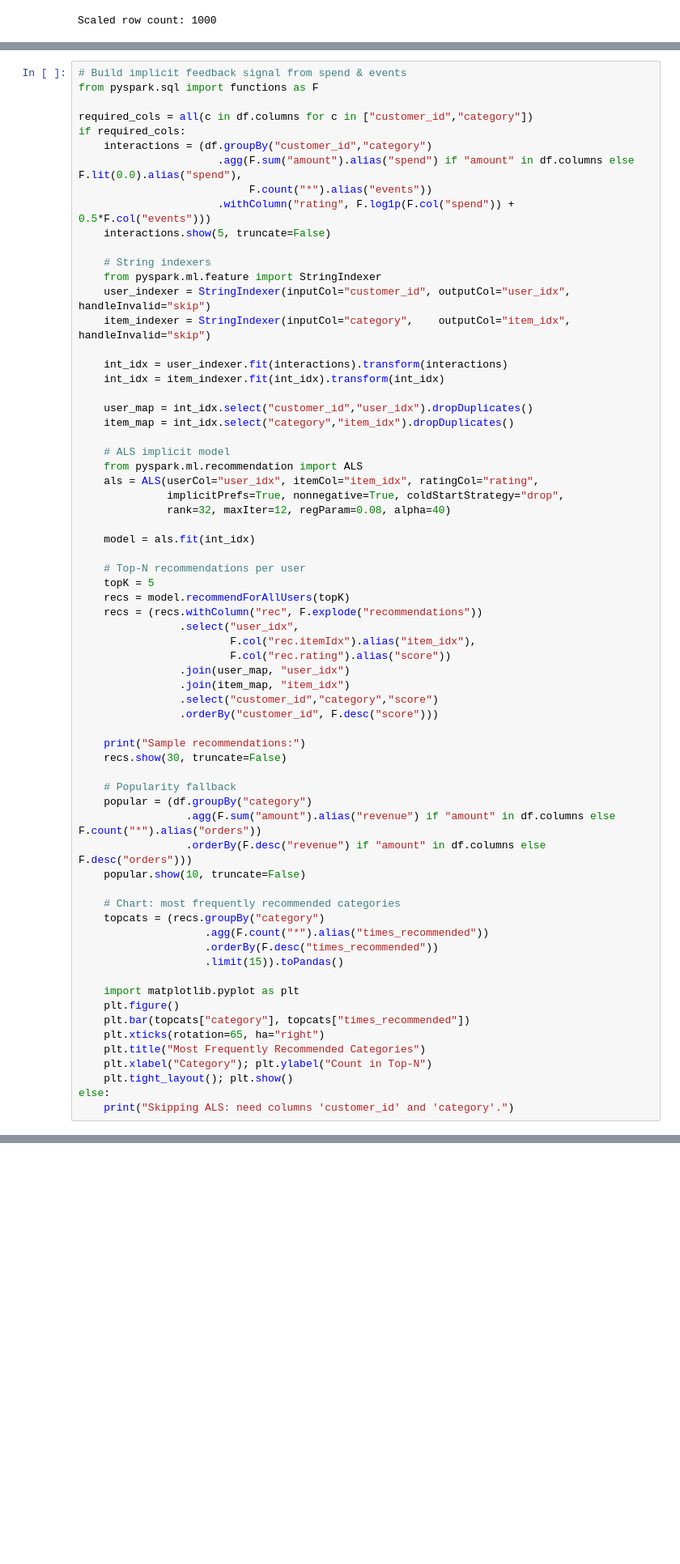
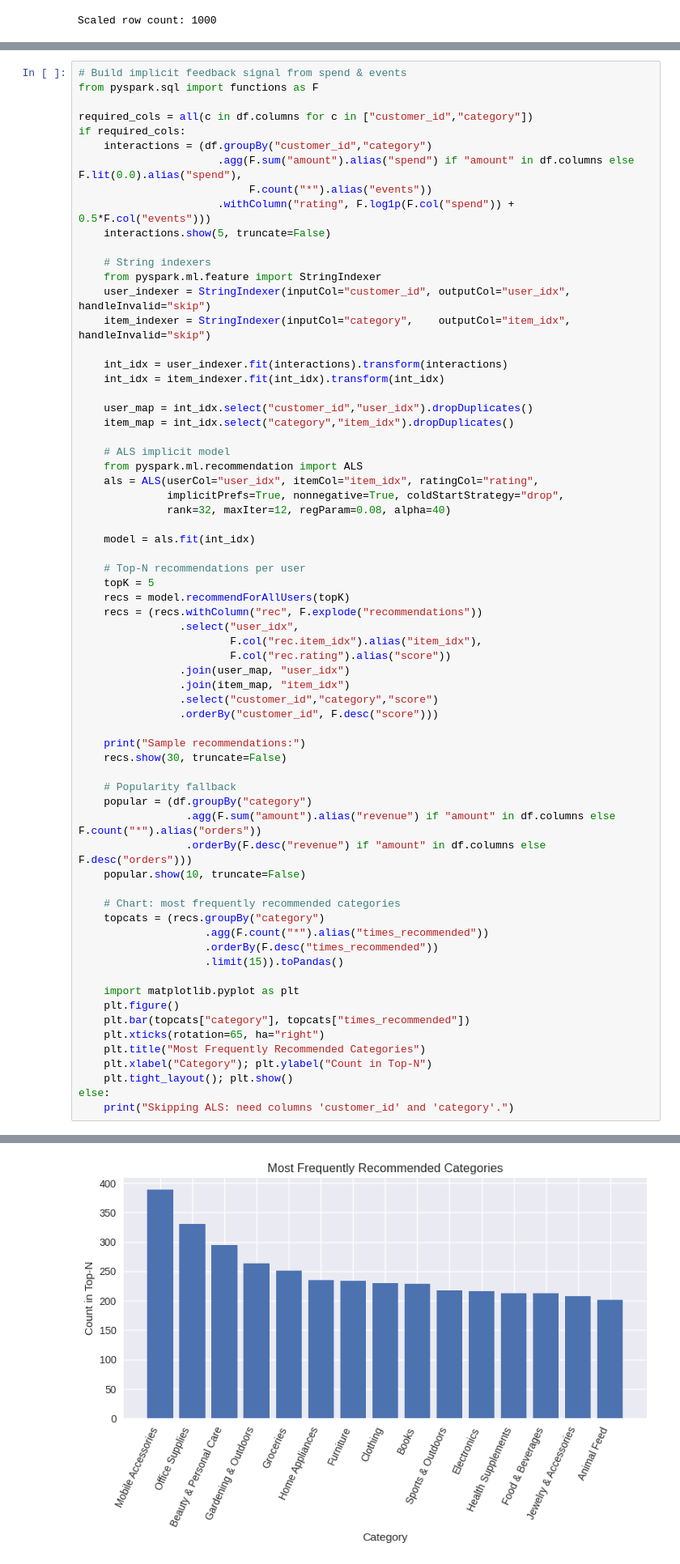
Before and after one commit to surajmalaka29/Big-Data-Analytics-Project, a Jupyter notebook: Ecommerce_Consumer_Behavior.ipynb, the cells around one changed output, grey strips where cells are left out. Shown at 81% size. Saved outputs shown, nothing was run; the diff lists cells and outputs as text; blank space fills up the shorter version.

```diff
--- a/Ecommerce_Consumer_Behavior.ipynb
+++ b/Ecommerce_Consumer_Behavior.ipynb
@@ -428,7 +563,7 @@ if required_cols:
     recs = model.recommendForAllUsers(topK)
     recs = (recs.withColumn("rec", F.explode("recommendations"))
                 .select("user_idx",
-                        F.col("rec.itemIdx").alias("item_idx"),
+                        F.col("rec.item_idx").alias("item_idx"),
                         F.col("rec.rating").alias("score"))
                 .join(user_map, "user_idx")
                 .join(item_map, "item_idx")
@@ -473,0 +615 @@ AnalysisException: [FIELD_NOT_FOUND] No such struct field `itemIdx` in `item_idx
+[figure, added]
```
Also changed, not shown: parts of 3 cells of this notebook.
